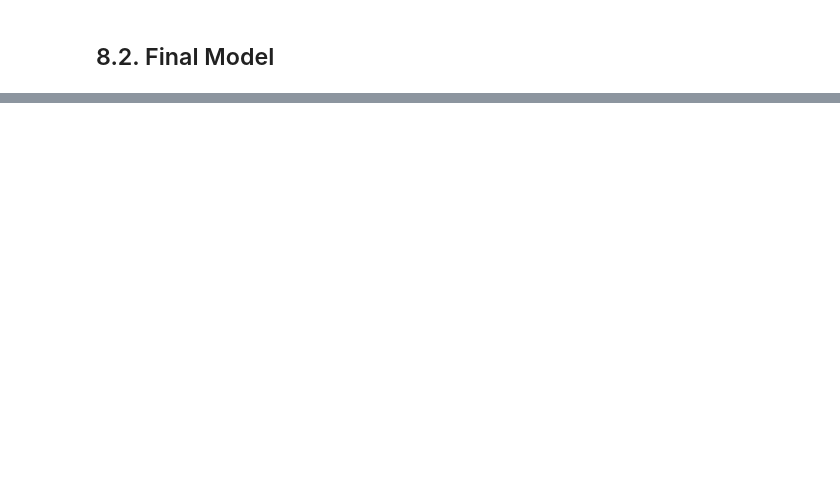
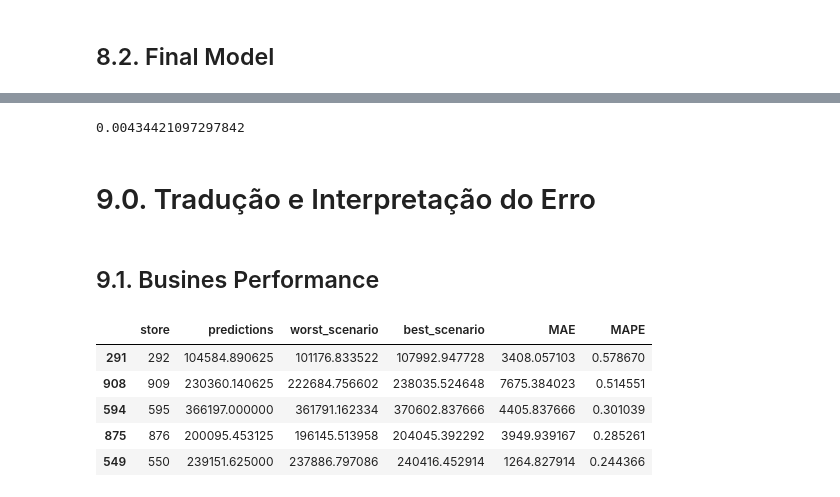
Before and after one commit to Eduupaiva/ds_em_produ, a Jupyter notebook: projeto_ds_em_prod.ipynb, the cells around one changed output, grey strips where cells are left out. Drawn from its saved outputs; the diff is of its cells as text; code cells hidden in the pictures; blank space fills up the shorter version.

```diff
--- a/projeto_ds_em_prod.ipynb
+++ b/projeto_ds_em_prod.ipynb
@@ -1436,0 +1450,7 @@ Parameters: { "colsample_bytee" } are not used.
+# %%
+mpe = mean_percentage_error( np.expm1( y_test ), np.expm1( yhat_xgb_tuned ) )
+mpe
+# %% [output]
+0.00434421097297842
+# %% [markdown]
+# 9.0. Tradução e Interpretação do Erro
@@ -1436,0 +1463,2 @@ Parameters: { "colsample_bytee" } are not used.
+# %% [markdown]
+## 9.1. Busines Performance
@@ -1436,0 +1483,9 @@ Parameters: { "colsample_bytee" } are not used.
+# %%
+df92.sort_values( 'MAPE', ascending=False ).head()
+# %% [output]
+|  | store | predictions | worst_scenario | best_scenario | MAE | MAPE |
+| 291 | 292 | 104584.890625 | 101176.833522 | 107992.947728 | 3408.057103 | 0.578670 |
+| 908 | 909 | 230360.140625 | 222684.756602 | 238035.524648 | 7675.384023 | 0.514551 |
+| 594 | 595 | 366197.000000 | 361791.162334 | 370602.837666 | 4405.837666 | 0.301039 |
+| 875 | 876 | 200095.453125 | 196145.513958 | 204045.392292 | 3949.939167 | 0.285261 |
+| 549 | 550 | 239151.625000 | 237886.797086 | 240416.452914 | 1264.827914 | 0.244366 |
```
Also changed, not shown: parts of 31 cells of this notebook.
